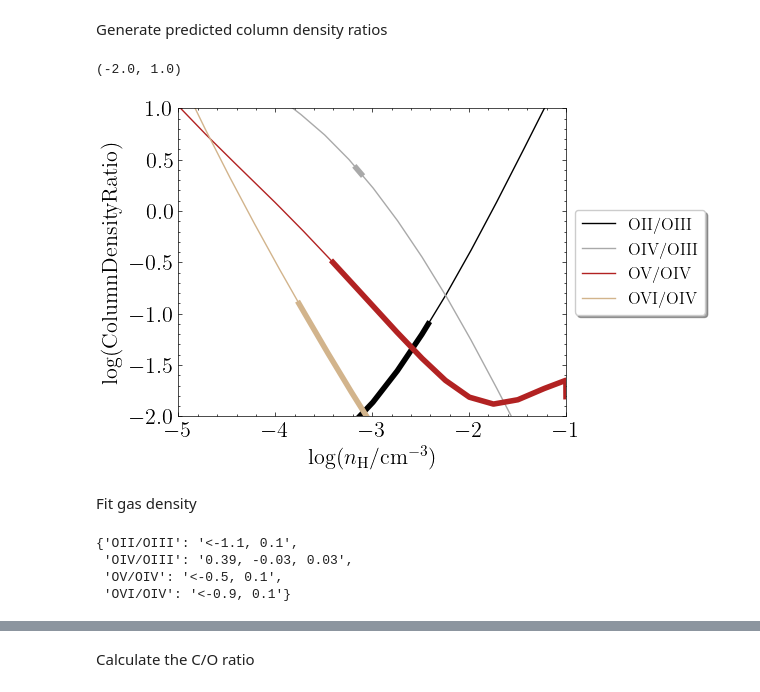
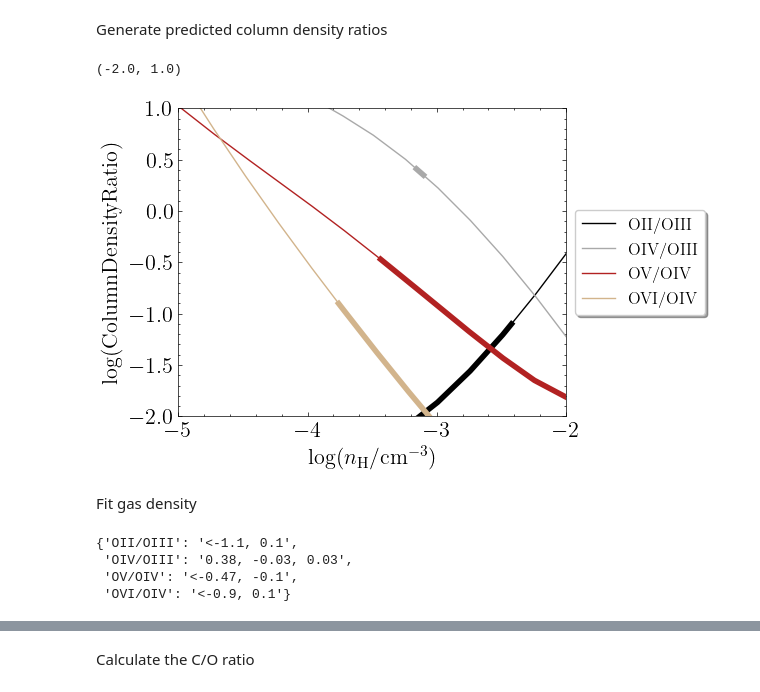
Before and after one commit to suyashk12/cgm_science, a Jupyter notebook: cloudy_fitting/z=1.09_cloudy_fit.ipynb, the cells around one changed output, grey strips where cells are left out. Saved outputs shown, nothing was run; the diff lists cells and outputs as text; code cells hidden in the pictures.

```diff
--- a/cloudy_fitting/z=1.09_cloudy_fit.ipynb
+++ b/cloudy_fitting/z=1.09_cloudy_fit.ipynb
@@ -151,8 +151,8 @@ gen_logN_ratio_str(logN_dict['OVI'], logN_dict['OIV'])
 '<-0.87, 0.14'
 # %%
 logN_ratio_dict = {'OII/OIII': '<-1.1, 0.1',
-                   'OIV/OIII': '0.39, -0.03, 0.03',
-                   'OV/OIV': '<-0.5, 0.1',
+                   'OIV/OIII': '0.38, -0.03, 0.03',
+                   'OV/OIV': '<-0.47, -0.1',
                    'OVI/OIV': '<-0.9, 0.1'
                    }
 # %% [markdown]
@@ -160,13 +160,13 @@ Generate predicted column density ratios
 # %%
 fig, ax = plt.subplots(1, figsize=(5,4))
 
-plot_logN_ratio(ax, species_logN_interp, logN_ratio_dict, logN_HI_ref = 12.5, log_metals_ref=-2.5)
+plot_logN_ratio(ax, species_logN_interp, logN_ratio_dict)
 
-ax.set_xlim(-5, -1)
+ax.set_xlim(-5, -2)
 ax.set_ylim(-2, 1)
 # %% [output]
 (-2.0, 1.0)
-[figure, old version]
+[figure, new version]
 # %% [markdown]
 Fit gas density
 # %%
@@ -186,7 +186,7 @@ def log_probability(params, logN_ratio_dict, species_logN_interp):
 logN_ratio_dict
 # %% [output]
 {'OII/OIII': '<-1.1, 0.1',
- 'OIV/OIII': '0.39, -0.03, 0.03',
- 'OV/OIV': '<-0.5, 0.1',
+ 'OIV/OIII': '0.38, -0.03, 0.03',
+ 'OV/OIV': '<-0.47, -0.1',
  'OVI/OIV': '<-0.9, 0.1'}
 # %%
```
Also changed, not shown: parts of 60 cells of this notebook, 6 other files.
